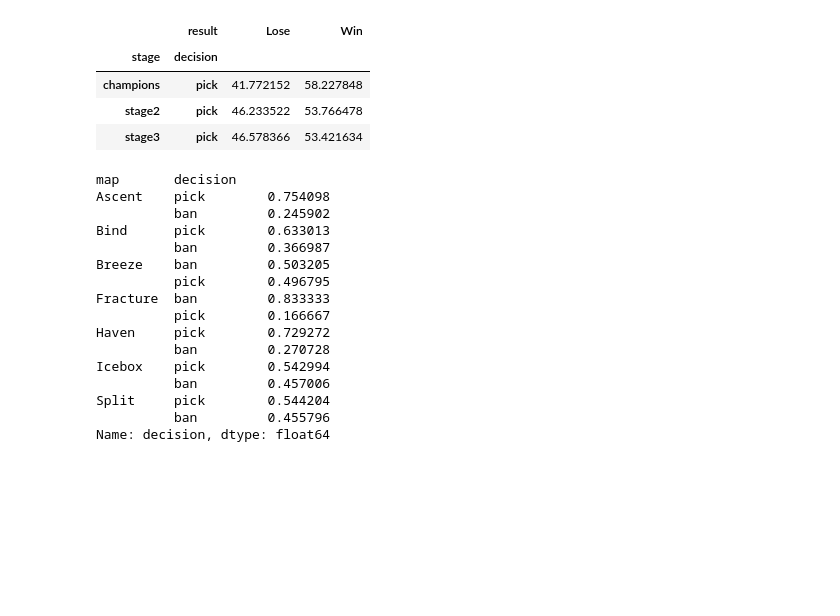
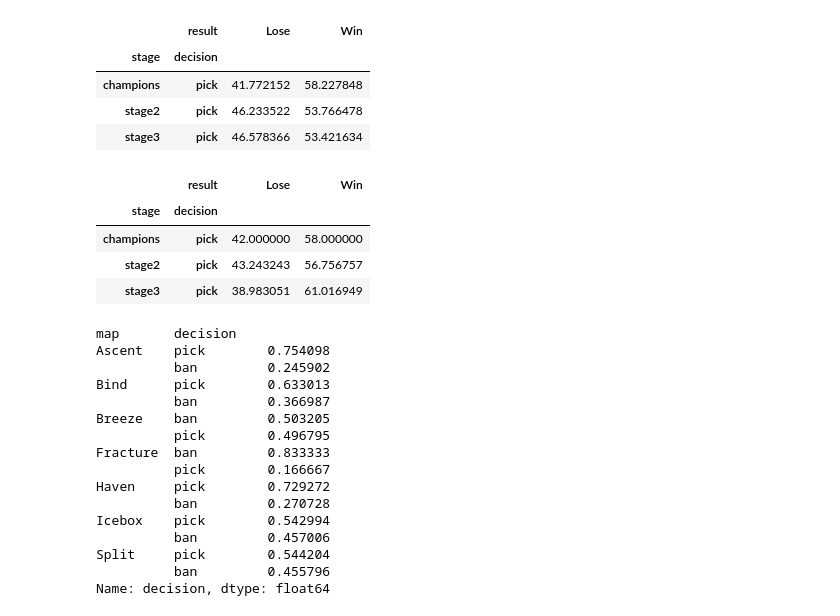
Before and after one commit to timothyliutl/ValorantData, a Jupyter notebook: dataexploration.ipynb, the cells around one changed output. Cells and saved outputs as stored; diff of their text form; code cells hidden in the pictures; blank space fills up the shorter version.

```diff
--- a/dataexploration.ipynb
+++ b/dataexploration.ipynb
@@ -287,6 +287,16 @@ mappickwinrate.groupby(['stage', 'decision'])['result'].value_counts(normalize=T
 | champions | pick | 41.772152 | 58.227848 |
 | stage2 | pick | 46.233522 | 53.766478 |
 | stage3 | pick | 46.578366 | 53.421634 |
+# %%
+#win rate of teams that picked map in all final stages to see if teams are more strategic
+mappickwinrate[mappickwinrate['event'].isin(['Valorant Champions Tour Stage 2: Masters Reykjavik', 'Valorant Champions Tour Stage 3: Masters Berlin', 'VALORANT Champions'])].groupby(['stage', 'decision'])['result'].value_counts(normalize=True).mul(100).unstack(fill_value=0)
+#when it comes to international lans, games favor those who picked the map
+# %% [output]
+|  | result | Lose | Win |
+| stage | decision |  |  |
+| champions | pick | 42.000000 | 58.000000 |
+| stage2 | pick | 43.243243 | 56.756757 |
+| stage3 | pick | 38.983051 | 61.016949 |
 # %%
 #map pick and bans by stages
 mappickdf = pd.read_csv('scrapy/vlrgg/mappickData/mapPick.csv').drop_duplicates()[['decision', 'map']]
```
Also changed, not shown: parts of 1 cell of this notebook, 3 other files.
